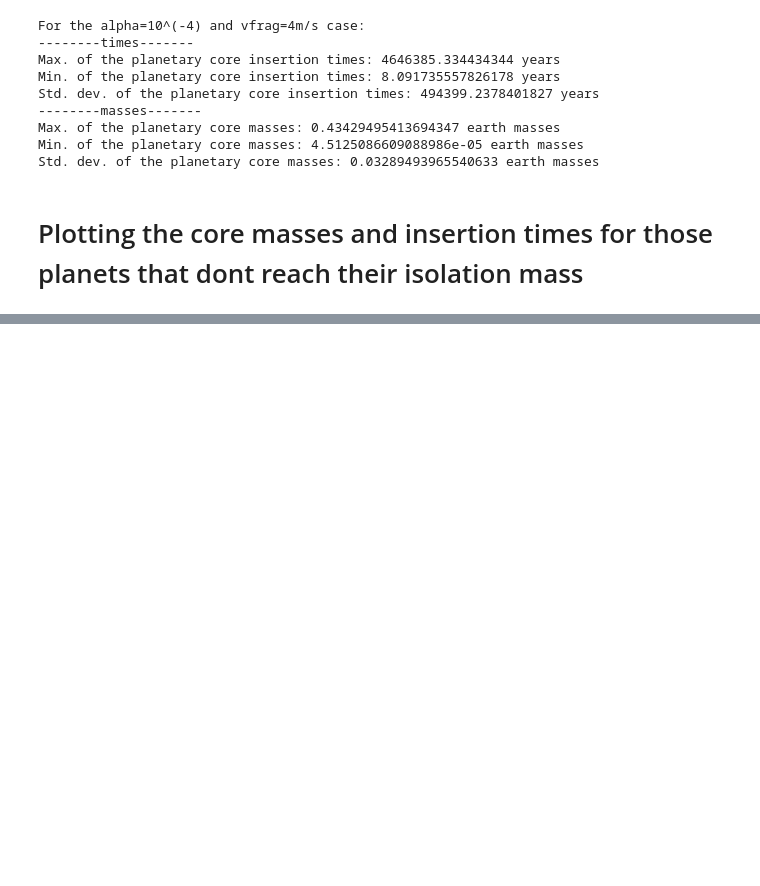
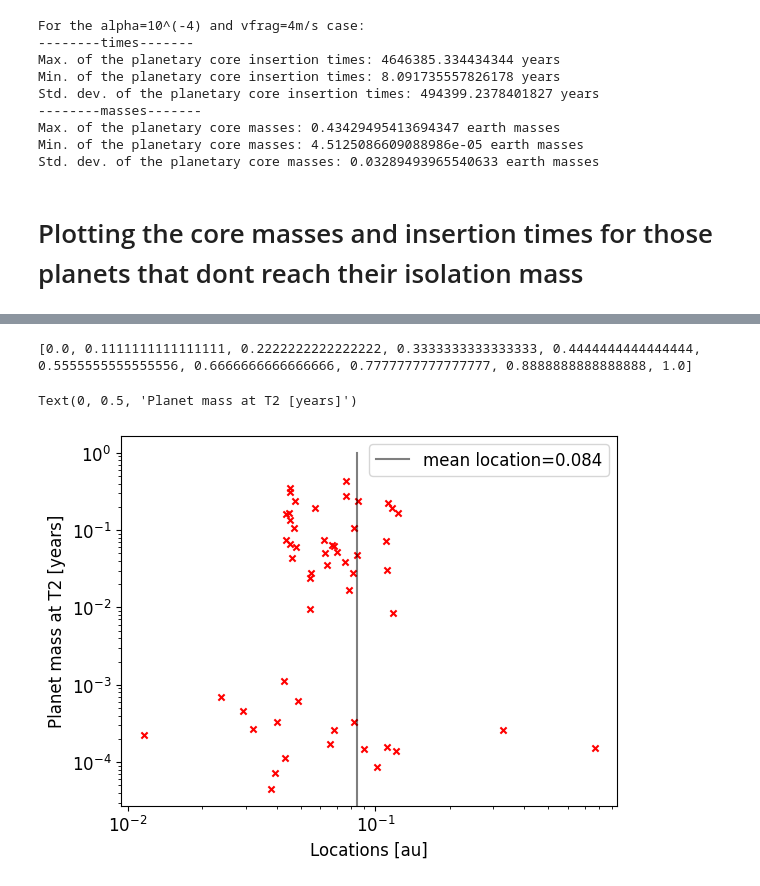
Before and after one commit to JayashreeNarayan/Summer-2023---Pebble-Predictor-Analyses, a Jupyter notebook: Main.ipynb, the cells around one changed output, grey strips where cells are left out. Cells and saved outputs as stored; diff of their text form; code cells hidden in the pictures; blank space fills up the shorter version.

```diff
--- a/Main.ipynb
+++ b/Main.ipynb
@@ -608,0 +632,21 @@ Max, min and std.dev of core masses for non-isolated planets [ME] (masses = mass
+# %%
+Y_2=[]
+X_T2=[]
+K = np.linspace(0,1,10)
+for i in K:
+    X_T2.append(np.mean(locations_non_iso))
+    Y_2.append(i)
+
+print(Y_2)
+
+plt.scatter(locations_non_iso, non_isolated_masses, s=20, color='r', marker='x')
+plt.plot(X_T2, Y_2, color='black', alpha=0.5, label='mean location='+str(np.round(np.mean(locations_non_iso),3)))
+plt.legend()
+plt.yscale("log")
+plt.xscale("log")
+plt.xlabel("Locations [au]")
+plt.ylabel("Planet mass at T2 [years]")
+# %% [output]
+[0.0, 0.1111111111111111, 0.2222222222222222, 0.3333333333333333, 0.4444444444444444, 0.5555555555555556, 0.6666666666666666, 0.7777777777777777, 0.8888888888888888, 1.0]
+Text(0, 0.5, 'Planet mass at T2 [years]')
+[figure, added]
```
Also changed, not shown: parts of 1 cell of this notebook, 1 other file.
